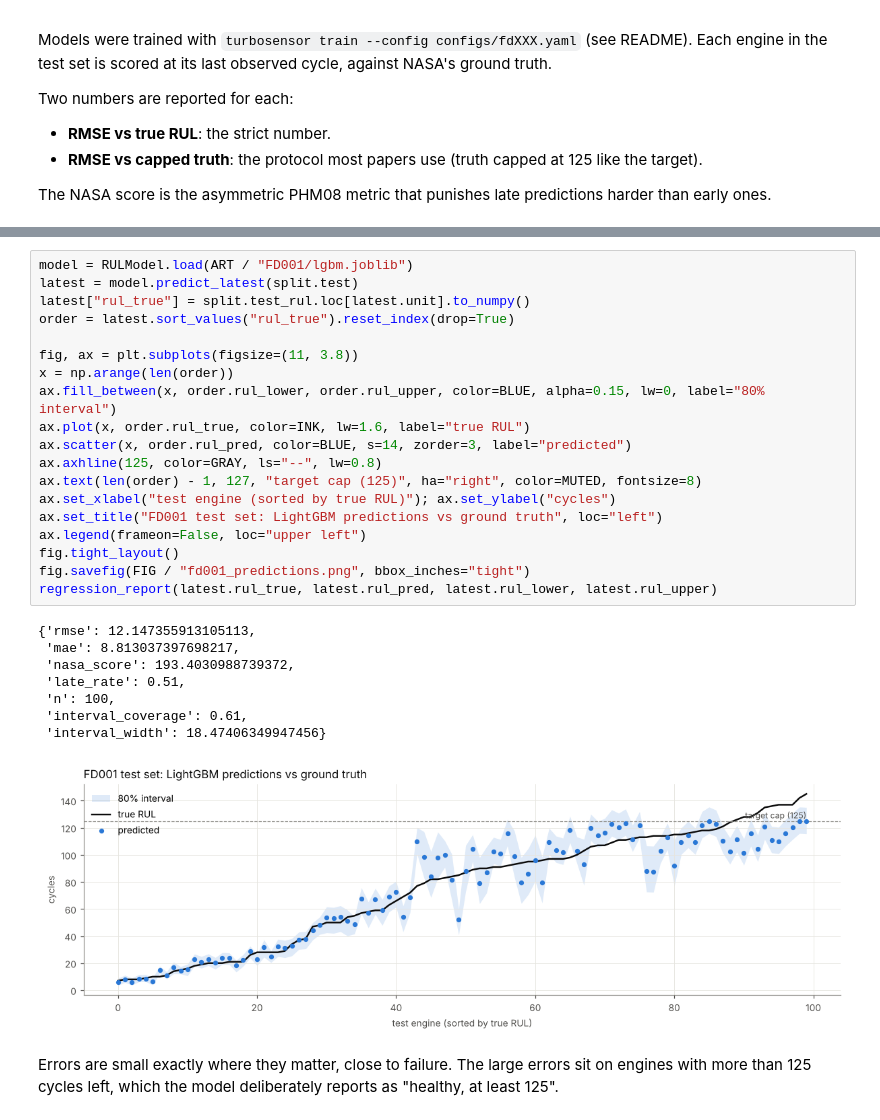
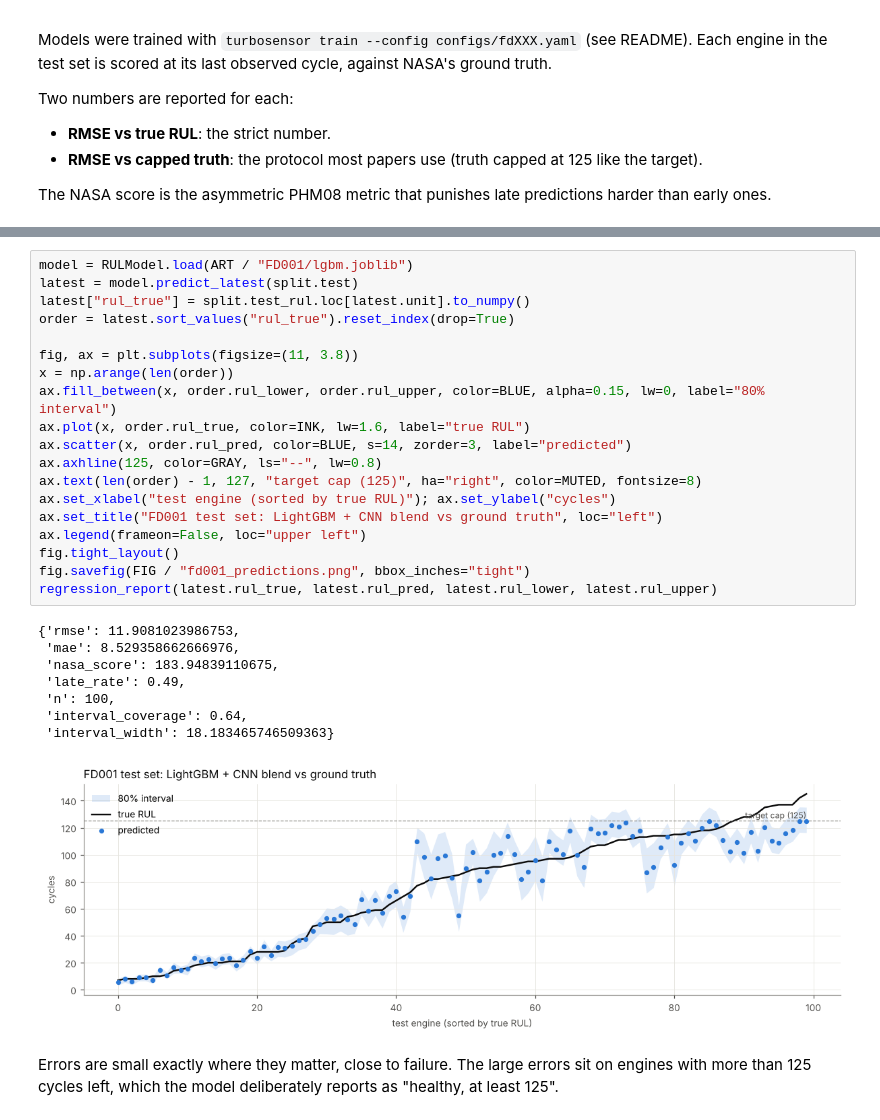
Before and after one commit to nawalkhann/turbosensor, a Jupyter notebook: notebooks/01_exploration_and_results.ipynb, the cells around one changed output, grey strips where cells are left out. Drawn from its saved outputs; the diff is of its cells as text.

```diff
--- a/notebooks/01_exploration_and_results.ipynb
+++ b/notebooks/01_exploration_and_results.ipynb
@@ -159,31 +159,31 @@ results
 # %%
 model = RULModel.load(ART / "FD001/lgbm.joblib")
 latest = model.predict_latest(split.test)
 latest["rul_true"] = split.test_rul.loc[latest.unit].to_numpy()
 order = latest.sort_values("rul_true").reset_index(drop=True)
 
 fig, ax = plt.subplots(figsize=(11, 3.8))
 x = np.arange(len(order))
 ax.fill_between(x, order.rul_lower, order.rul_upper, color=BLUE, alpha=0.15, lw=0, label="80% interval")
 ax.plot(x, order.rul_true, color=INK, lw=1.6, label="true RUL")
 ax.scatter(x, order.rul_pred, color=BLUE, s=14, zorder=3, label="predicted")
 ax.axhline(125, color=GRAY, ls="--", lw=0.8)
 ax.text(len(order) - 1, 127, "target cap (125)", ha="right", color=MUTED, fontsize=8)
 ax.set_xlabel("test engine (sorted by true RUL)"); ax.set_ylabel("cycles")
-ax.set_title("FD001 test set: LightGBM predictions vs ground truth", loc="left")
+ax.set_title("FD001 test set: LightGBM + CNN blend vs ground truth", loc="left")
 ax.legend(frameon=False, loc="upper left")
 fig.tight_layout()
 fig.savefig(FIG / "fd001_predictions.png", bbox_inches="tight")
 regression_report(latest.rul_true, latest.rul_pred, latest.rul_lower, latest.rul_upper)
 # %% [output]
-{'rmse': 12.147355913105113,
- 'mae': 8.813037397698217,
- 'nasa_score': 193.4030988739372,
- 'late_rate': 0.51,
+{'rmse': 11.9081023986753,
+ 'mae': 8.529358662666976,
+ 'nasa_score': 183.94839110675,
+ 'late_rate': 0.49,
  'n': 100,
- 'interval_coverage': 0.61,
- 'interval_width': 18.47406349947456}
+ 'interval_coverage': 0.64,
+ 'interval_width': 18.183465746509363}
-[figure, old version]
+[figure, new version]
 # %% [markdown]
 Errors are small exactly where they matter, close to failure. The large errors sit on engines with more than 125 cycles left, which the model deliberately reports as "healthy, at least 125".
 # %%
```
Also changed, not shown: parts of 6 cells of this notebook, 17 other files.
